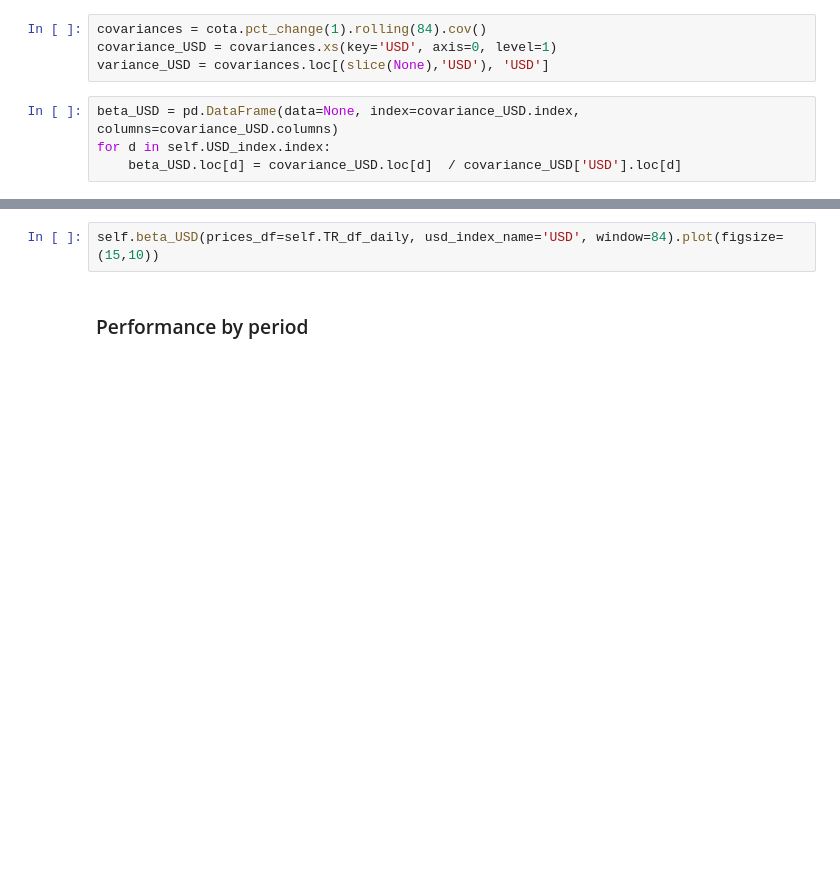
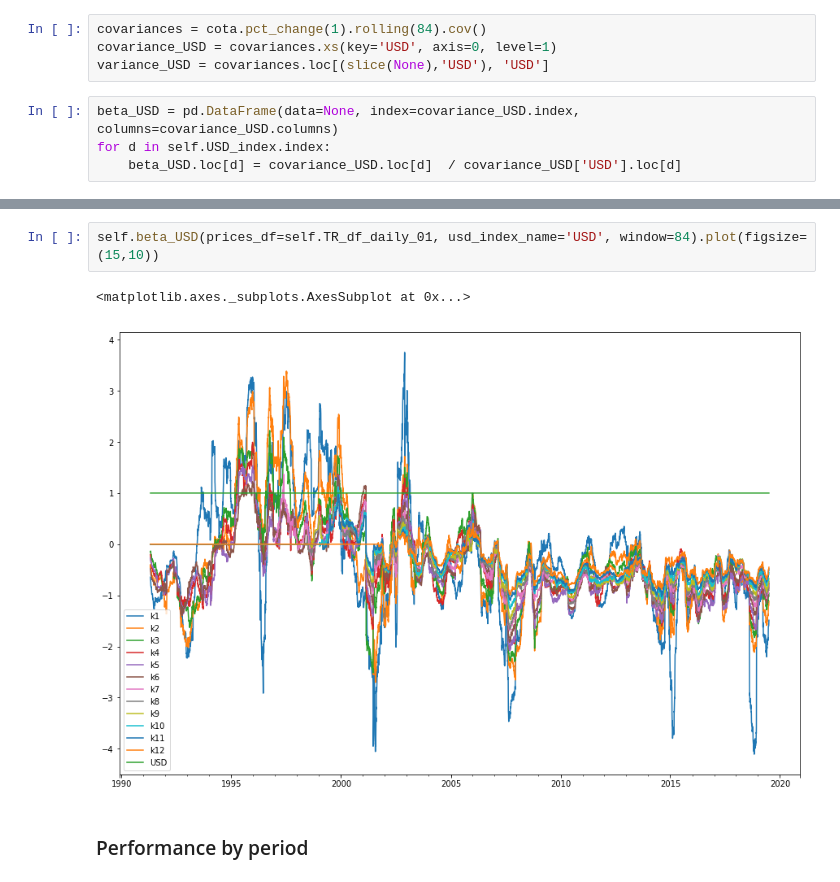
Before and after one commit to fabioyamazumi/curvy_trade, a Jupyter notebook: Test_curvy_tracker9_ALL.ipynb, the cells around one changed output, grey strips where cells are left out. Drawn from its saved outputs; the diff is of its cells as text; blank space fills up the shorter version.

```diff
--- a/Test_curvy_tracker9_ALL.ipynb
+++ b/Test_curvy_tracker9_ALL.ipynb
@@ -184,5 +336,8 @@ beta_USD.plot(figsize=(15,10))
 # %%
-self.beta_USD(prices_df=self.TR_df_daily, usd_index_name='USD', window=84).plot(figsize=(15,10))
+self.beta_USD(prices_df=self.TR_df_daily_01, usd_index_name='USD', window=84).plot(figsize=(15,10))
+# %% [output]
+<matplotlib.axes._subplots.AxesSubplot at 0x...>
+[figure, added]
 # %% [markdown]
 ### Performance by period
 # %%
```
Also changed, not shown: parts of 36 cells of this notebook, 3 other files.
